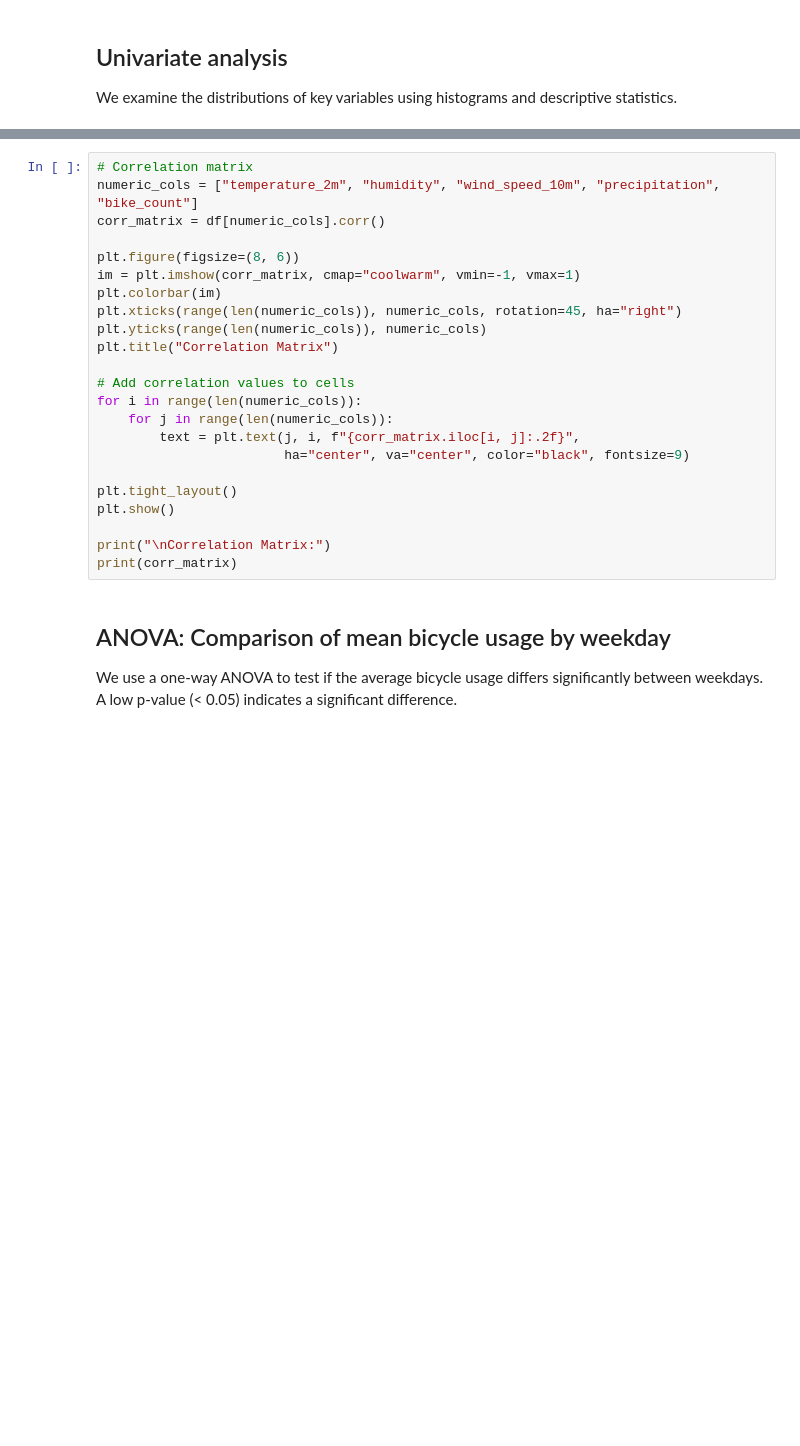
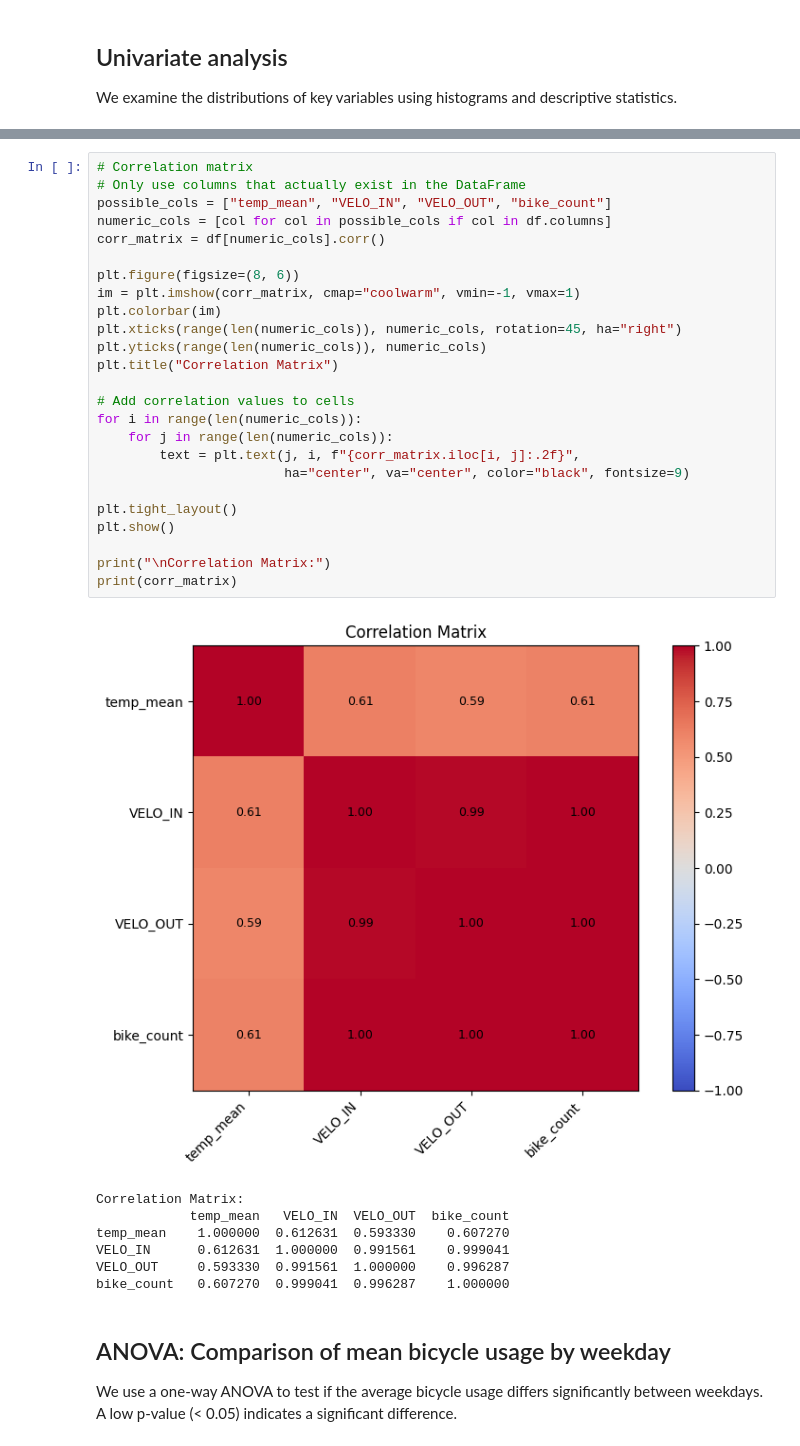
Before and after one commit to zulliand/data_analytics_project, a Jupyter notebook: notebooks/03_eda.ipynb, the cells around one changed output, grey strips where cells are left out. Saved outputs shown, nothing was run; the diff lists cells and outputs as text; blank space fills up the shorter version.

```diff
--- a/notebooks/03_eda.ipynb
+++ b/notebooks/03_eda.ipynb
@@ -135,26 +156,36 @@ print(f"Correlation (Precipitation vs Bike Count): {corr_precip_bikes:.3f}")
 # %%
 # Correlation matrix
-numeric_cols = ["temperature_2m", "humidity", "wind_speed_10m", "precipitation", "bike_count"]
+# Only use columns that actually exist in the DataFrame
+possible_cols = ["temp_mean", "VELO_IN", "VELO_OUT", "bike_count"]
+numeric_cols = [col for col in possible_cols if col in df.columns]
 corr_matrix = df[numeric_cols].corr()
 
 plt.figure(figsize=(8, 6))
 im = plt.imshow(corr_matrix, cmap="coolwarm", vmin=-1, vmax=1)
 plt.colorbar(im)
 plt.xticks(range(len(numeric_cols)), numeric_cols, rotation=45, ha="right")
 plt.yticks(range(len(numeric_cols)), numeric_cols)
 plt.title("Correlation Matrix")
 
 # Add correlation values to cells
 for i in range(len(numeric_cols)):
     for j in range(len(numeric_cols)):
         text = plt.text(j, i, f"{corr_matrix.iloc[i, j]:.2f}",
                         ha="center", va="center", color="black", fontsize=9)
 
 plt.tight_layout()
 plt.show()
 
 print("\nCorrelation Matrix:")
 print(corr_matrix)
+# %% [output]
+[figure, added]
+Correlation Matrix:
+            temp_mean   VELO_IN  VELO_OUT  bike_count
+temp_mean    1.000000  0.612631  0.593330    0.607270
+VELO_IN      0.612631  1.000000  0.991561    0.999041
+VELO_OUT     0.593330  0.991561  1.000000    0.996287
+bike_count   0.607270  0.999041  0.996287    1.000000
 # %% [markdown]
 ## ANOVA: Comparison of mean bicycle usage by weekday
 
```
Also changed, not shown: parts of 16 cells of this notebook, 4 other files.
